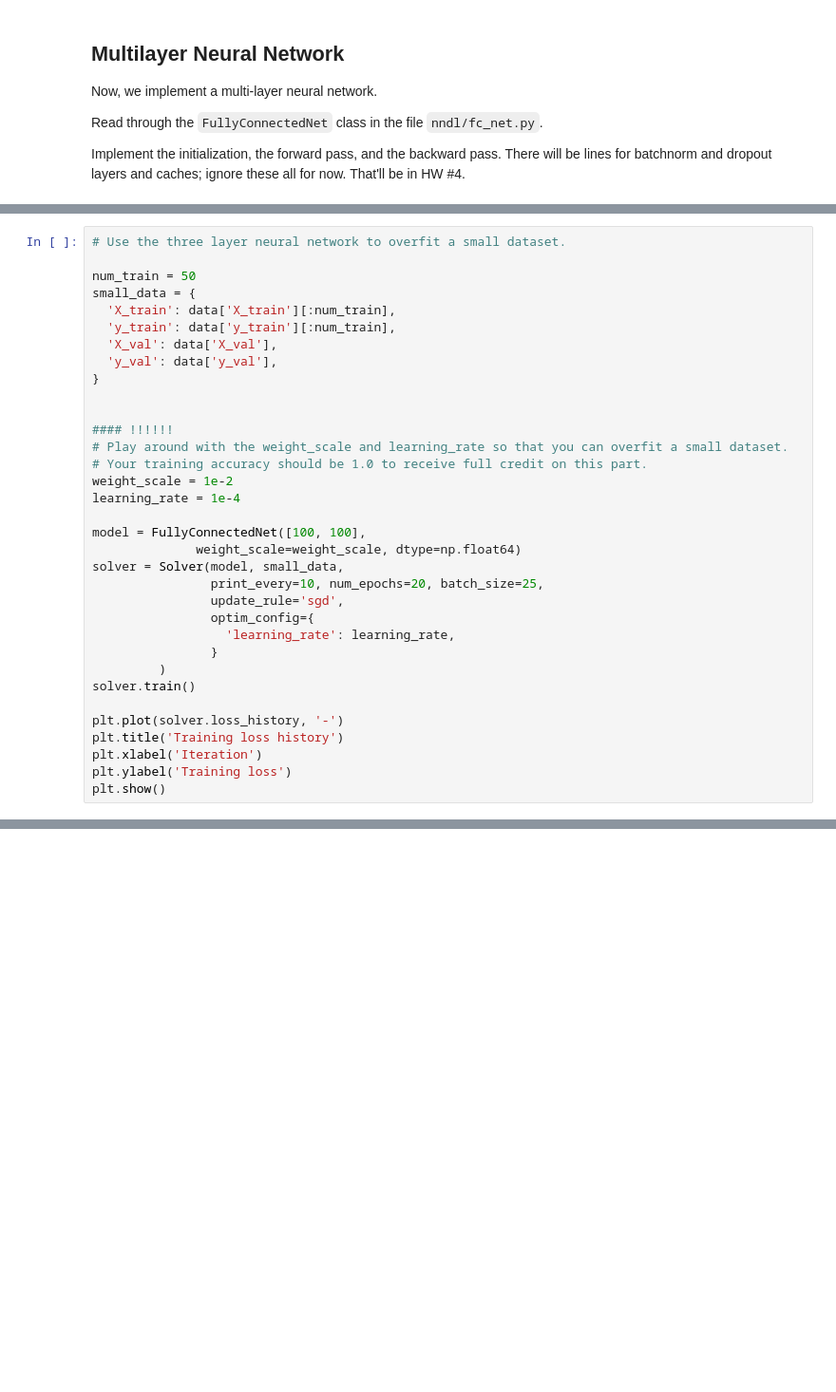
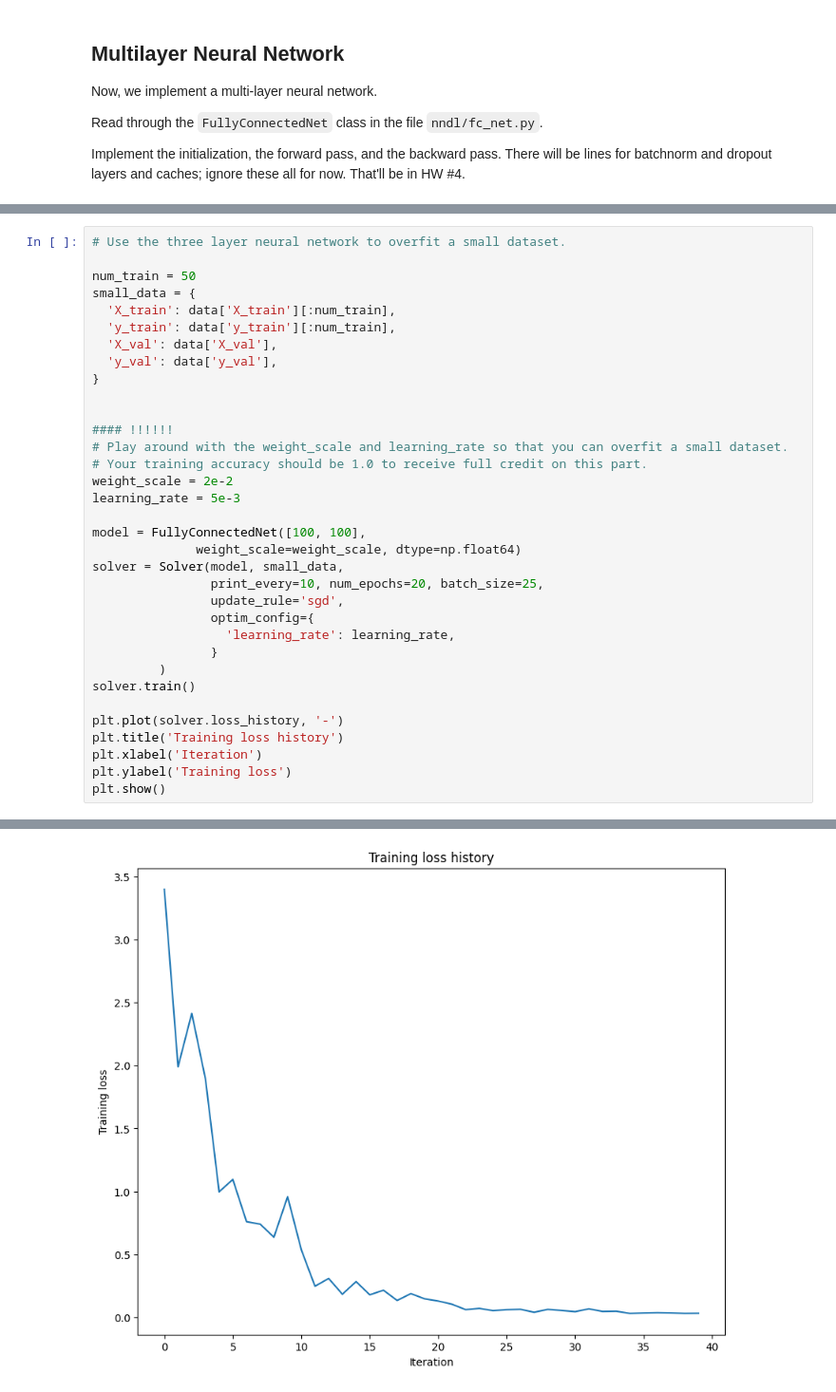
Before and after one commit to JunKang13/ece247, a Jupyter notebook: hw3/FC_nets.ipynb, the cells around one changed output, grey strips where cells are left out. Shown at 95% size. Drawn from its saved outputs; the diff is of its cells as text; blank space fills up the shorter version.

```diff
--- a/hw3/FC_nets.ipynb
+++ b/hw3/FC_nets.ipynb
@@ -352,8 +435,8 @@ small_data = {
 #### !!!!!!
 # Play around with the weight_scale and learning_rate so that you can overfit a small dataset.
 # Your training accuracy should be 1.0 to receive full credit on this part.
-weight_scale = 1e-2
-learning_rate = 1e-4
+weight_scale = 2e-2
+learning_rate = 5e-3
 
 model = FullyConnectedNet([100, 100],
               weight_scale=weight_scale, dtype=np.float64)
@@ -371,3 +454,4 @@ plt.title('Training loss history')
 plt.xlabel('Iteration')
 plt.ylabel('Training loss')
 plt.show()
+# %% [output]
@@ -373,0 +475 @@ plt.show()
+[figure, added]
```
Also changed, not shown: parts of 11 cells of this notebook, 4 other files.
